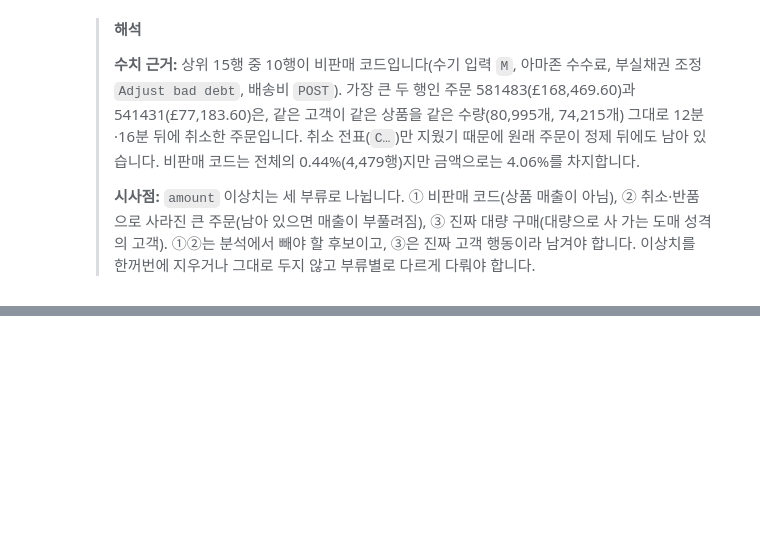
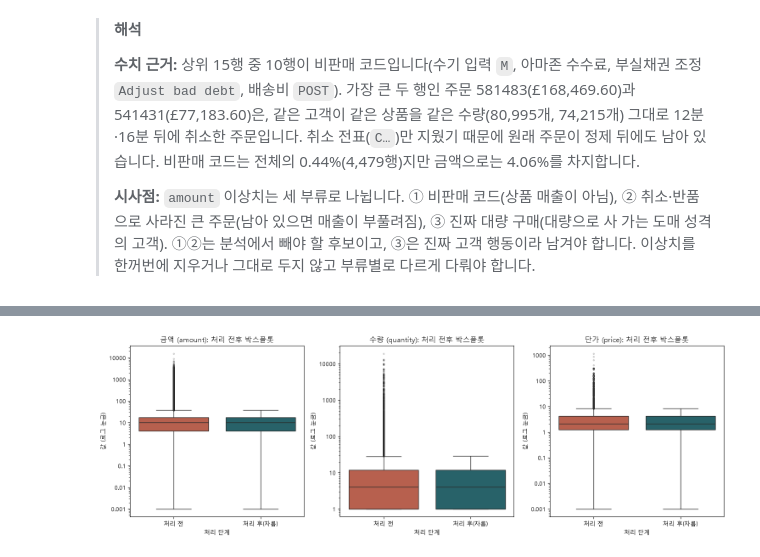
Before and after one commit to byungwoo2026/shopping-rfm-analysis_A1-1, a Jupyter notebook: notebooks/analysis_report.ipynb, the cells around one changed output, grey strips where cells are left out. Drawn from its saved outputs; the diff is of its cells as text; code cells hidden in the pictures; blank space fills up the shorter version.

```diff
--- a/notebooks/analysis_report.ipynb
+++ b/notebooks/analysis_report.ipynb
@@ -1273,0 +970,16 @@ plt.show()
+# %%
+# 박스플롯: 상자 = 가운데 50%(Q1~Q3), 위쪽 점 = IQR 기준 이상치
+fig, axes = plt.subplots(1, 3, figsize=(15, 5))
+for ax, (col, title) in zip(axes, targets):
+    data = pd.DataFrame({"처리 전": df[col], "처리 후(자름)": df[f"{col}_clipped"]})
+    sns.boxplot(data=data, ax=ax, palette=["#C8553D", "#1D6B74"], flierprops={"markersize": 2, "alpha": 0.3})
+    ax.set_yscale("log")
+    ax.yaxis.set_major_formatter(plain)
+    ax.set_title(f"{title}: 처리 전후 박스플롯")
+    ax.set_xlabel("처리 단계")
+    ax.set_ylabel("값 (로그 눈금)")
+fig.tight_layout()
+fig.savefig(IMAGES_DIR / "boxplot_before_after.png", dpi=150, bbox_inches="tight")
+plt.show()
+# %% [output]
+[figure, added]
```
Also changed, not shown: parts of 107 cells of this notebook, 6 other files.
